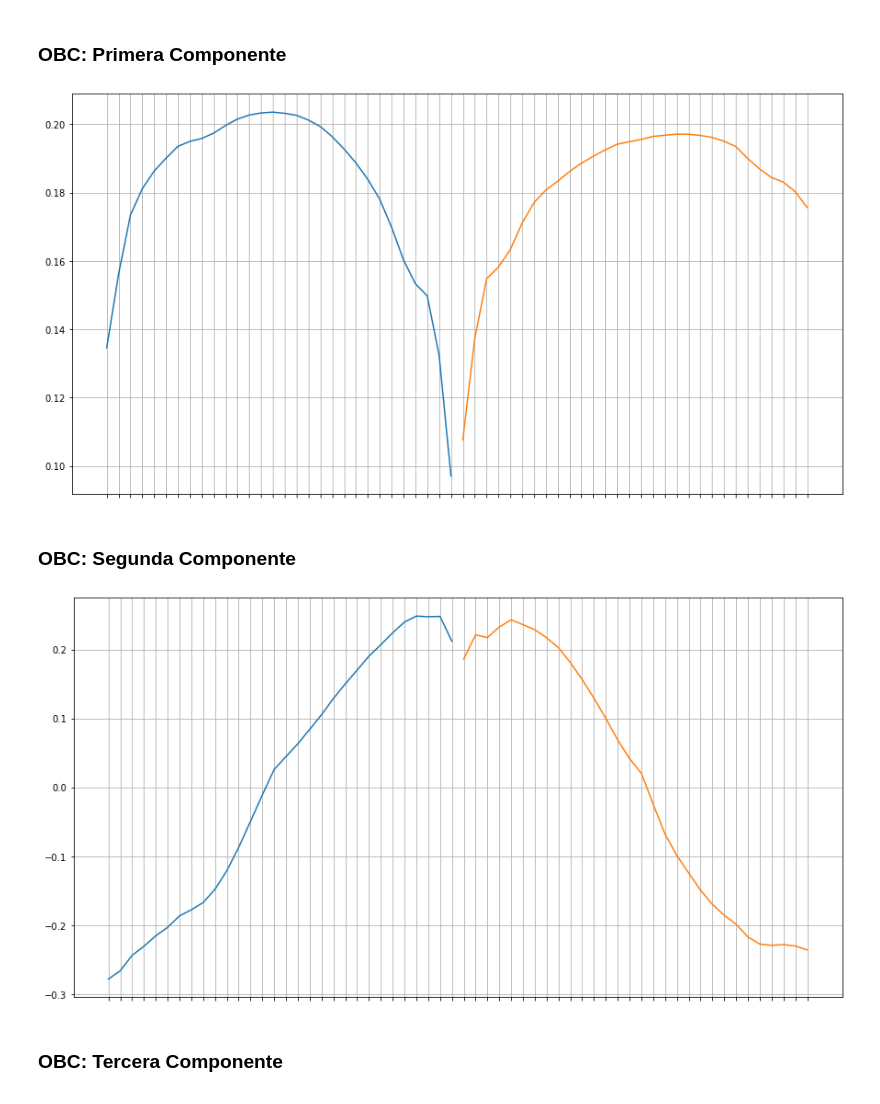
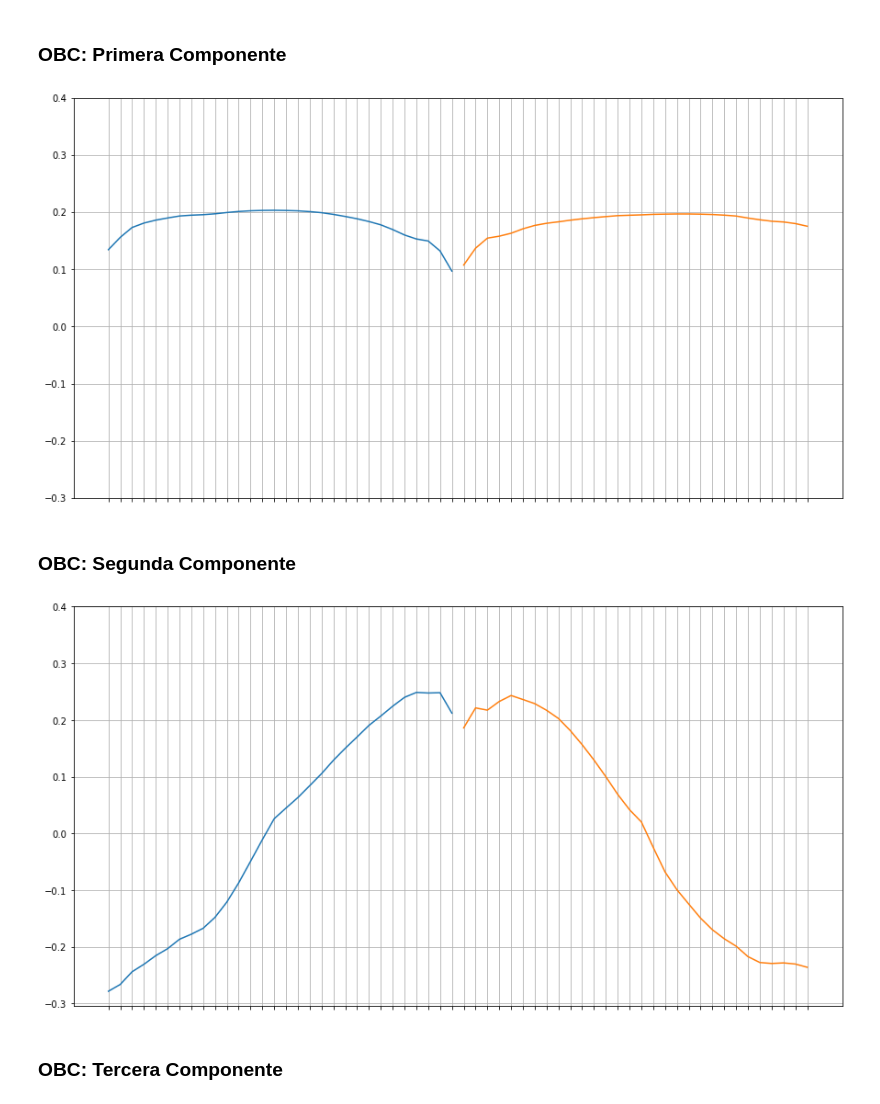
Before and after one commit to Victor-Espana/Bitcoin-Order-Book, a Jupyter notebook: Reducción dimensionalidad.ipynb, the cells around one changed output. Cells and saved outputs as stored; diff of their text form; code cells hidden in the pictures.

```diff
--- a/Reducción dimensionalidad.ipynb
+++ b/Reducción dimensionalidad.ipynb
@@ -374,14 +374,15 @@ sns.scatterplot(data = df2d,
 # %%
 fig, ax = plt.subplots(figsize = (15, 8))
 ax.plot(np.flip(ldg1.iloc[0, :]))
 ax.plot(ldg2.iloc[0, :])
 ax.grid()
 
 labels = [item.get_text() for item in ax.get_xticklabels()]
 empty_string_labels = ['']*len(labels)
-ax.set_xticklabels(empty_string_labels);
+ax.set_xticklabels(empty_string_labels)
+ax.set_yticks([-0.3, -0.2, -0.1, 0, 0.1, 0.2, 0.3, 0.4]);
 # %% [output]
-[figure, old version]
+[figure, new version]
 # %% [markdown]
 ### OBC: Segunda Componente
 # %%
@@ -392,9 +393,10 @@ ax.grid()
 
 labels = [item.get_text() for item in ax.get_xticklabels()]
 empty_string_labels = ['']*len(labels)
-ax.set_xticklabels(empty_string_labels);
+ax.set_xticklabels(empty_string_labels)
+ax.set_yticks([-0.3, -0.2, -0.1, 0, 0.1, 0.2, 0.3, 0.4]);
 # %% [output]
-[figure, old version]
+[figure, new version]
 # %% [markdown]
 ### OBC: Tercera Componente
 # %%
```
Also changed, not shown: parts of 1 cell of this notebook, 3 other files.
